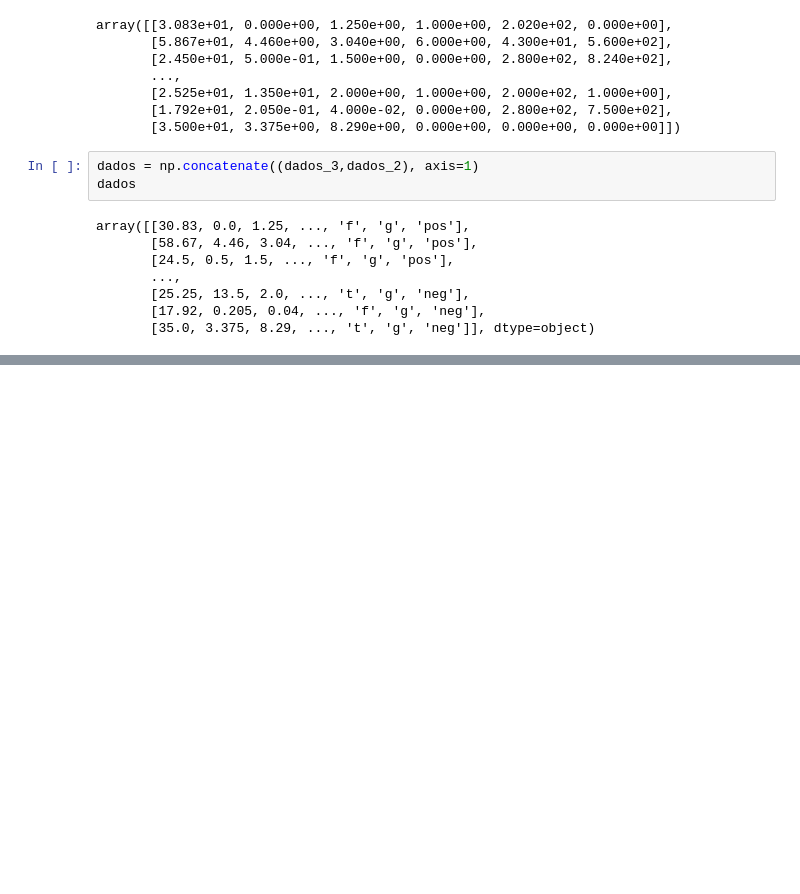
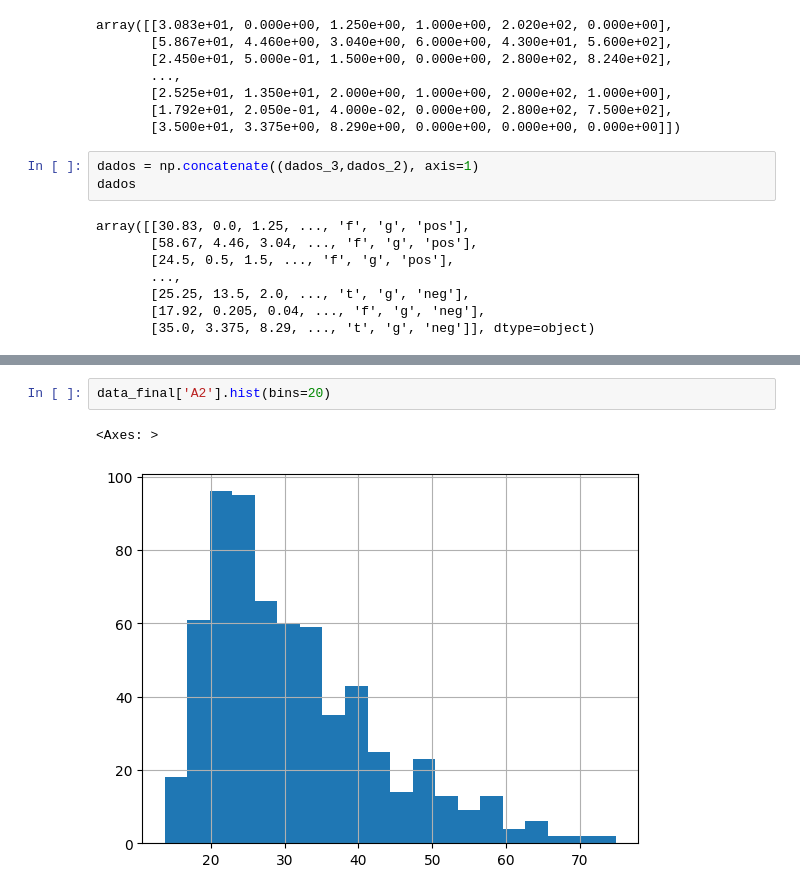
Before and after one commit to GabrielPereira146/Machine-LearningPython, a Jupyter notebook: DataExploration.ipynb, the cells around one changed output, grey strips where cells are left out. Drawn from its saved outputs; the diff is of its cells as text; blank space fills up the shorter version.

```diff
--- a/DataExploration.ipynb
+++ b/DataExploration.ipynb
@@ -332,0 +505,5 @@ sns.boxplot(x='Sintoma', y='Peso', data=data, showmeans=True)
+# %%
+data_final['A2'].hist(bins=20)
+# %% [output]
+<Axes: >
+[figure, added]
```
Also changed, not shown: parts of 40 cells of this notebook, 1 other file.
